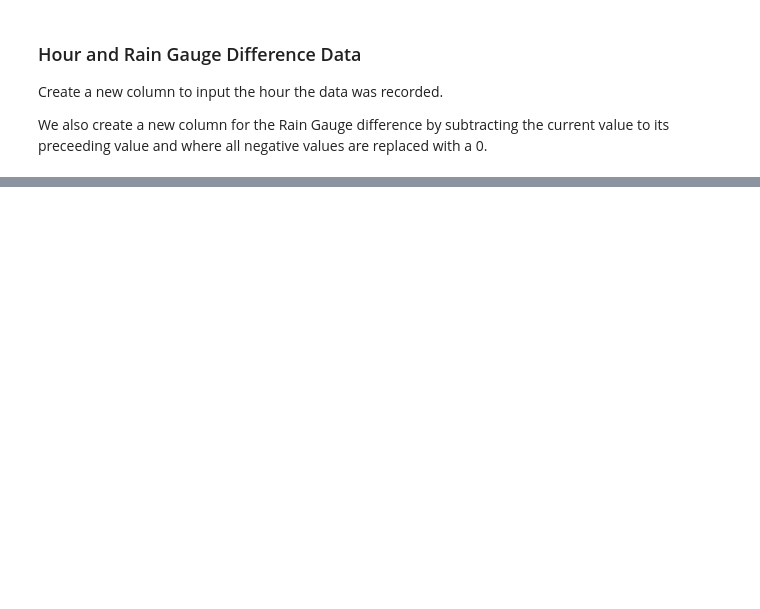
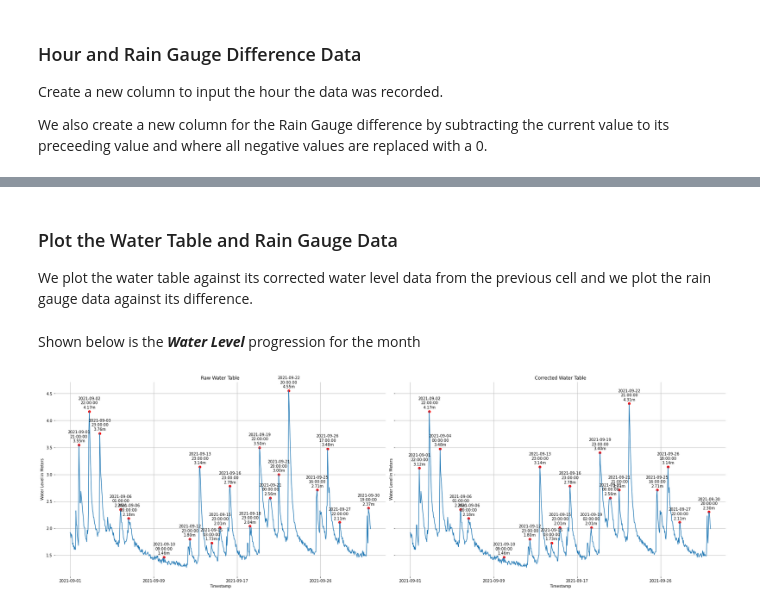
Before and after one commit to gsulay/First_Gen_Tagoloan_CDO, a Jupyter notebook: #Cagayan Processing.ipynb, the cells around one changed output, grey strips where cells are left out. Cells and saved outputs as stored; diff of their text form; code cells hidden in the pictures; blank space fills up the shorter version.

```diff
--- a/#Cagayan Processing.ipynb
+++ b/#Cagayan Processing.ipynb
@@ -244,9 +274,12 @@ main_df = main_df[['Hour']+main_df.columns.values[:-1].tolist()]
+# %%
+main_df['Rain Gauge'] = main_df['Rain Gauge'].astype('float64').interpolate()
 # %%
 def rg_diff(lst):
     new_list = [0]
     count = 1
     for value in lst[1:]:
         if value-lst[count-1] > 0:
+            value-=lst[count-1]
             new_list.append(value)
         else:
             new_list.append(0)
@@ -254,4 +287,6 @@ def rg_diff(lst):
     return new_list
 
 main_df['RG_Diff'] = rg_diff(main_df.loc[:,'Rain Gauge'])
+
+main_df
 # %% [output]
@@ -314,0 +367,53 @@ display(missing_rg)
+# %% [markdown]
+### Plot the Water Table and Rain Gauge Data
+
+We plot the water table against its corrected water level data from the previous cell and we plot the rain gauge data against its difference.
+# %% [markdown]
+Shown below is the ***Water Level*** progression for the month
+# %%
+import matplotlib.pyplot as plt
+from scipy.signal import argrelextrema
+
+fig,ax = plt.subplots(1,2, figsize=(25,8), sharey=True)
+
+water_level = main_df['Water Level'].to_numpy()
+ax[0].plot(main_df['Timestamp'], water_level)
+ax[0].set_title('Raw Water Table')
+water_level_max_index = argrelextrema(water_level, np.greater , order = 10)
+ax[0].scatter(main_df.loc[water_level_max_index[0], 'Timestamp'], water_level[water_level_max_index[0]], color='r')
+
+for index in water_level_max_index[0]:
+    timestamp=str(main_df.loc[index, 'Timestamp'])
+    ax[0].annotate("{}\n{}\n{:.2f}m".format(timestamp.split()[0],timestamp.split()[1], water_level[index]),
+    (main_df.loc[index, 'Timestamp'], water_level[index]+0.05),
+    ha='center')
+
+corrected_water_level = corrected_main_df['Water Level'].to_numpy()
+ax[1].plot(main_df['Timestamp'], corrected_water_level)
+ax[1].set_title('Corrected Water Table')
+corrected_water_level_max_index = argrelextrema(corrected_water_level, np.greater , order = 10)
+ax[1].scatter(main_df.loc[corrected_water_level_max_index[0], 'Timestamp'], corrected_water_level[corrected_water_level_max_index[0]], color='r')
+
+for index in corrected_water_level_max_index[0]:
+    timestamp=str(main_df.loc[index, 'Timestamp'])
+    ax[1].annotate("{}\n{}\n{:.2f}m".format(timestamp.split()[0],timestamp.split()[1],corrected_water_level[index]),
+    (main_df.loc[index, 'Timestamp'], corrected_water_level[index] + 0.05,),
+    ha='center')
+
+label = np.arange(0,len(main_df['Timestamp']),1) % 200 == 0
+for x in ax:
+    x.set_xticks(main_df["Timestamp"].loc[label])
+    x.set_xlabel("Timestamp")
+    x.set_ylabel("Water Level in Meters")
+    x.grid(visible=True)
+
+    x.spines['top'].set_visible(False)
+    x.spines['right'].set_visible(False)
+    x.spines['bottom'].set_visible(False)
+    x.spines['left'].set_visible(False)
+fig.tight_layout()
+
+water_fig = fig
+plt.show()
+# %% [output]
+[figure, added]
```
Also changed, not shown: parts of 19 cells of this notebook.
